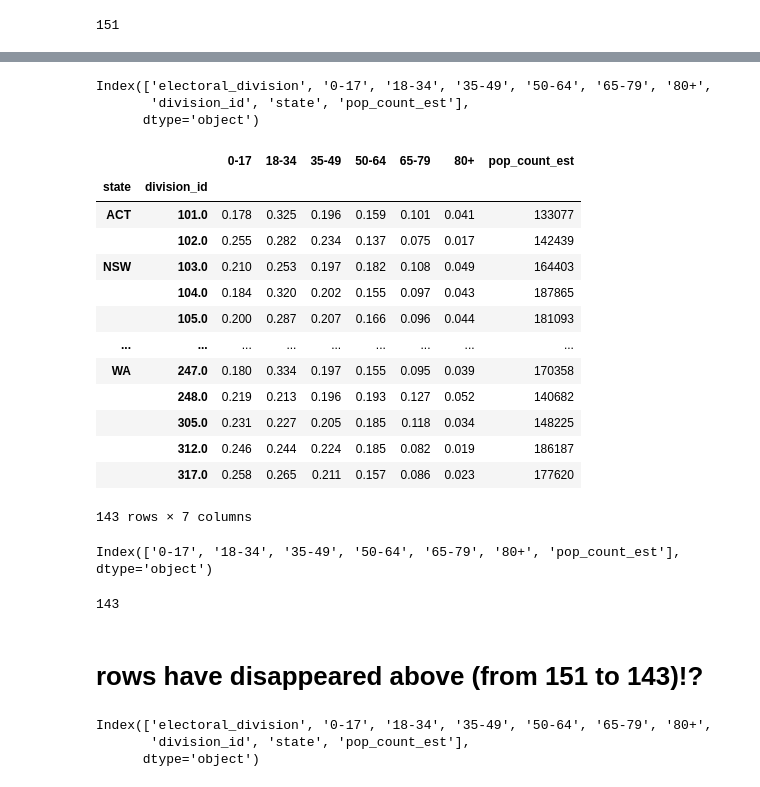
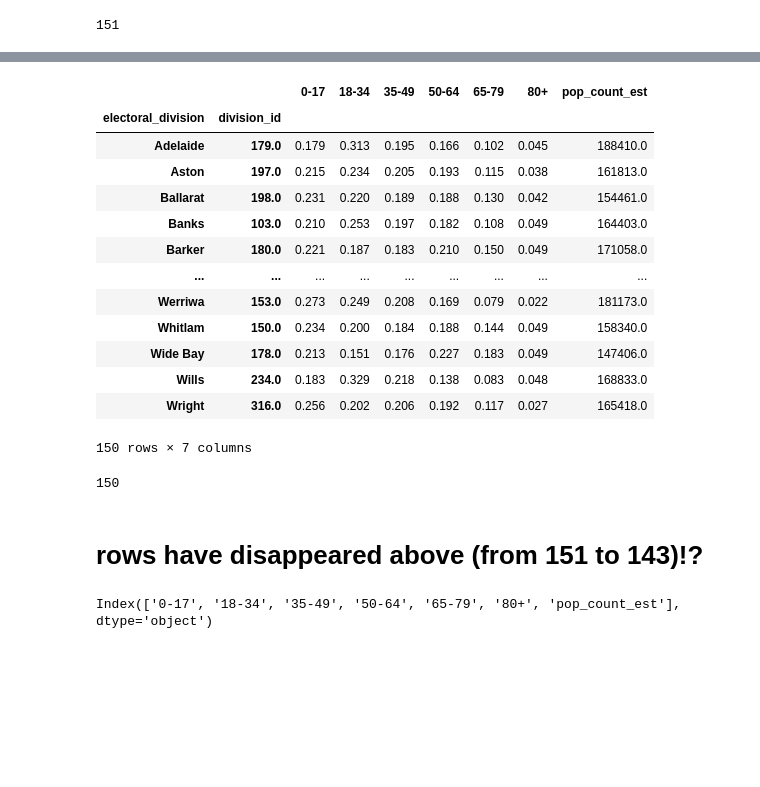
Before and after one commit to annewieggers/ETL-project, a Jupyter notebook: 08-output_2016_commonwealth_electoral_population_age.ipynb, the cells around one changed output, grey strips where cells are left out. Drawn from its saved outputs; the diff is of its cells as text; code cells hidden in the pictures; blank space fills up the shorter version.

```diff
--- a/08-output_2016_commonwealth_electoral_population_age.ipynb
+++ b/08-output_2016_commonwealth_electoral_population_age.ipynb
@@ -43,3 +70,7 @@ div_df.head()
 | 2 | 198 | Ballarat | VIC |
 | 3 | 103 | Banks | NSW |
 | 4 | 180 | Barker | SA |
+# %%
+# Drop state column
+div_df.drop(["state"], axis=1, inplace=True)
+div_df.head()
@@ -46,10 +84,6 @@ div_df.head()
 # %%
-# Add in division column to cultural_diversity df through left join
-merged = df.merge(
-                     div_df,
-                     on ='electoral_division',
-                     how ='left')
-
+# Add in division_id column to cultural_diversity df through left join
+merged = pd.merge(age_df, div_df, how="outer", on="electoral_division")
 merged.head()
 # %% [output]
 |  | electoral_division | 0 to 17 years old | 18 to 34 years old | 35 to 49 years old | 50 to 64 years old | ... |
@@ -89,7 +109,7 @@ merged.head()
 # %%
 # Round division_id
 # %%
-# Read Excel and specific tab population count
-df = pd.read_excel("Resources/commonwealth electorate data.xls", sheet_name = "Table 1")
+# Read in Excel and specific tab population count
+pop_df = pd.read_excel("Resources/commonwealth electorate data.xls", sheet_name = "Table 1")
 # %%
 # Count rows pop count
@@ -98,9 +118,9 @@ len(df)
 151
 # %%
 # Merge dataframes to add in pop count
-merged2 = pd.merge(merged, df,
+merged2 = pd.merge(merged, pop_df,
                      on ='electoral_division',
-                     how ='left')
+                     how ='outer')
 
 merged2
 # %% [output]
@@ -136,44 +156,31 @@ len(merged2)
-# %%
-merged2.columns
-# %% [output]
-Index(['electoral_division', '0-17', '18-34', '35-49', '50-64', '65-79', '80+',
-       'division_id', 'state', 'pop_count_est'],
-      dtype='object')
 # %%
-# Group by state and division, TBC whether we include state
-df_final  = merged2.groupby(["state", "division_id"]).sum()
-df_final
+# Group by electoral_division and division_id, TBC whether we include state
+df_age_div_pop  = merged2.groupby(["electoral_division", "division_id"]).sum()
+df_age_div_pop
 # %% [output]
 |  |  | 0-17 | 18-34 | 35-49 | 50-64 | 65-79 | 80+ | pop_count_est |
-| state | division_id |  |  |  |  |  |  |  |
-| ACT | 101.0 | 0.178 | 0.325 | 0.196 | 0.159 | 0.101 | 0.041 | 133077 |
-|  | 102.0 | 0.255 | 0.282 | 0.234 | 0.137 | 0.075 | 0.017 | 142439 |
-| NSW | 103.0 | 0.210 | 0.253 | 0.197 | 0.182 | 0.108 | 0.049 | 164403 |
-|  | 104.0 | 0.184 | 0.320 | 0.202 | 0.155 | 0.097 | 0.043 | 187865 |
-|  | 105.0 | 0.200 | 0.287 | 0.207 | 0.166 | 0.096 | 0.044 | 181093 |
+| electoral_division | division_id |  |  |  |  |  |  |  |
+| Adelaide | 179.0 | 0.179 | 0.313 | 0.195 | 0.166 | 0.102 | 0.045 | 188410.0 |
+| Aston | 197.0 | 0.215 | 0.234 | 0.205 | 0.193 | 0.115 | 0.038 | 161813.0 |
+| Ballarat | 198.0 | 0.231 | 0.220 | 0.189 | 0.188 | 0.130 | 0.042 | 154461.0 |
+| Banks | 103.0 | 0.210 | 0.253 | 0.197 | 0.182 | 0.108 | 0.049 | 164403.0 |
+| Barker | 180.0 | 0.221 | 0.187 | 0.183 | 0.210 | 0.150 | 0.049 | 171058.0 |
 | ... | ... | ... | ... | ... | ... | ... | ... | ... |
-| WA | 247.0 | 0.180 | 0.334 | 0.197 | 0.155 | 0.095 | 0.039 | 170358 |
-|  | 248.0 | 0.219 | 0.213 | 0.196 | 0.193 | 0.127 | 0.052 | 140682 |
-|  | 305.0 | 0.231 | 0.227 | 0.205 | 0.185 | 0.118 | 0.034 | 148225 |
-|  | 312.0 | 0.246 | 0.244 | 0.224 | 0.185 | 0.082 | 0.019 | 186187 |
-|  | 317.0 | 0.258 | 0.265 | 0.211 | 0.157 | 0.086 | 0.023 | 177620 |
+| Werriwa | 153.0 | 0.273 | 0.249 | 0.208 | 0.169 | 0.079 | 0.022 | 181173.0 |
+| Whitlam | 150.0 | 0.234 | 0.200 | 0.184 | 0.188 | 0.144 | 0.049 | 158340.0 |
+| Wide Bay | 178.0 | 0.213 | 0.151 | 0.176 | 0.227 | 0.183 | 0.049 | 147406.0 |
+| Wills | 234.0 | 0.183 | 0.329 | 0.218 | 0.138 | 0.083 | 0.048 | 168833.0 |
+| Wright | 316.0 | 0.256 | 0.202 | 0.206 | 0.192 | 0.117 | 0.027 | 165418.0 |
-143 rows × 7 columns
+150 rows × 7 columns
-# %%
-# check columns
-df_final.columns
-# %% [output]
-Index(['0-17', '18-34', '35-49', '50-64', '65-79', '80+', 'pop_count_est'], dtype='object')
 # %%
 # Count rows df_final
-len(df_final)
+len(df_age_div_pop)
 # %% [output]
-143
+150
 # %% [markdown]
 # rows have disappeared above (from 151 to 143)!?
 # %%
-# check columns before grouping by bins
-merged2.columns
+# Check columns before grouping by bins
+df_age_div_pop.columns
 # %% [output]
-Index(['electoral_division', '0-17', '18-34', '35-49', '50-64', '65-79', '80+',
-       'division_id', 'state', 'pop_count_est'],
-      dtype='object')
+Index(['0-17', '18-34', '35-49', '50-64', '65-79', '80+', 'pop_count_est'], dtype='object')
```
Also changed, not shown: parts of 19 cells of this notebook, 4 other files.
